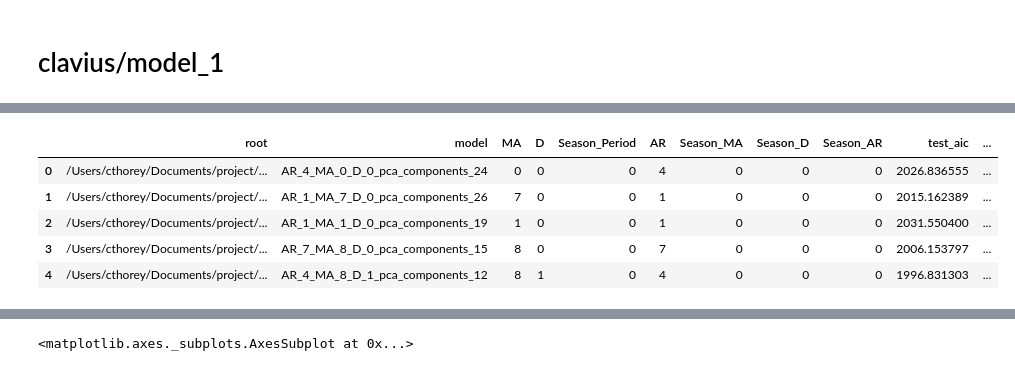
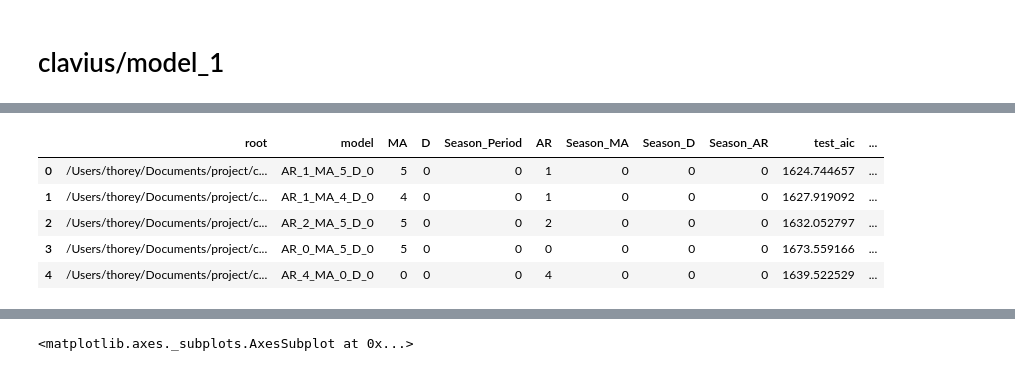
Before and after one commit to cthorey/fognet, a Jupyter notebook: Model_checking.ipynb, the cells around one changed output, grey strips where cells are left out. Cells and saved outputs as stored; diff of their text form; code cells hidden in the pictures.

```diff
--- a/Model_checking.ipynb
+++ b/Model_checking.ipynb
@@ -69,14 +69,14 @@ parameters_grid = {'AR': range(7),
                            'Season_MA': range(7),
                            'Season_Period': [0, 6, 12]}
 # %%
-root = '/Users/cthorey/Documents/project/competition/fognet/models/ray/arima'
-base_model = os.path.join(root,'model_1')
+root = '/Users/thorey/Documents/project/competition/fognet/models/bbking/arima'
+base_model = os.path.join(root,'model_0')
 dfmodels = get_result_arima(base_model,hp = parameters_grid.keys())
 dfmodels.head()
 # %% [output]
 |  | root | model | MA | D | Season_Period | AR | Season_MA | Season_D | Season_AR | test_aic | ... |
-| 0 | /Users/cthorey/Documents/project/... | AR_4_MA_0_D_0_pca_components_24 | 0 | 0 | 0 | 4 | 0 | 0 | 0 | 2026.836555 | ... |
-| 1 | /Users/cthorey/Documents/project/... | AR_1_MA_7_D_0_pca_components_26 | 7 | 0 | 0 | 1 | 0 | 0 | 0 | 2015.162389 | ... |
-| 2 | /Users/cthorey/Documents/project/... | AR_1_MA_1_D_0_pca_components_19 | 1 | 0 | 0 | 1 | 0 | 0 | 0 | 2031.550400 | ... |
-| 3 | /Users/cthorey/Documents/project/... | AR_7_MA_8_D_0_pca_components_15 | 8 | 0 | 0 | 7 | 0 | 0 | 0 | 2006.153797 | ... |
-| 4 | /Users/cthorey/Documents/project/... | AR_4_MA_8_D_1_pca_components_12 | 8 | 1 | 0 | 4 | 0 | 0 | 0 | 1996.831303 | ... |
+| 0 | /Users/thorey/Documents/project/c... | AR_1_MA_5_D_0 | 5 | 0 | 0 | 1 | 0 | 0 | 0 | 1624.744657 | ... |
+| 1 | /Users/thorey/Documents/project/c... | AR_1_MA_4_D_0 | 4 | 0 | 0 | 1 | 0 | 0 | 0 | 1627.919092 | ... |
+| 2 | /Users/thorey/Documents/project/c... | AR_2_MA_5_D_0 | 5 | 0 | 0 | 2 | 0 | 0 | 0 | 1632.052797 | ... |
+| 3 | /Users/thorey/Documents/project/c... | AR_0_MA_5_D_0 | 5 | 0 | 0 | 0 | 0 | 0 | 0 | 1673.559166 | ... |
+| 4 | /Users/thorey/Documents/project/c... | AR_4_MA_0_D_0 | 0 | 0 | 0 | 4 | 0 | 0 | 0 | 1639.522529 | ... |
```
Also changed, not shown: parts of 20 cells of this notebook, 7 other files.
